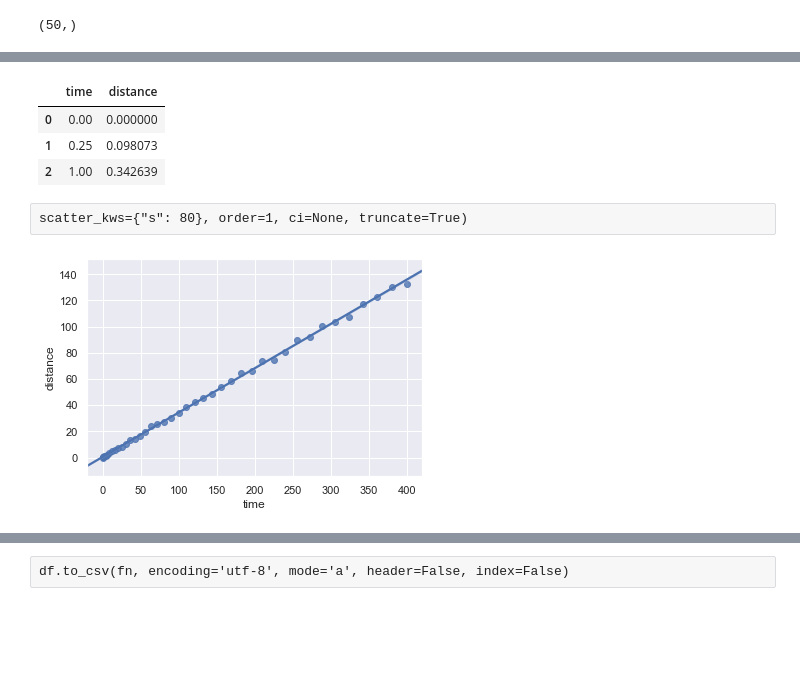
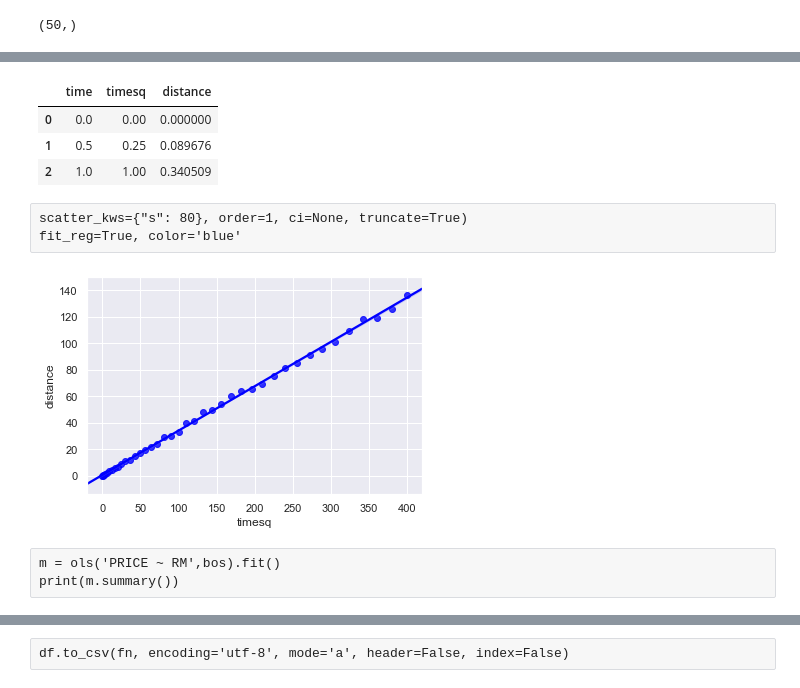
Before and after one commit to mu321/crn, a Jupyter notebook: uniform_acceleration.ipynb, the cells around one changed output, grey strips where cells are left out. Saved outputs shown, nothing was run; the diff lists cells and outputs as text; code cells hidden in the pictures; blank space fills up the shorter version.

```diff
--- a/uniform_acceleration.ipynb
+++ b/uniform_acceleration.ipynb
@@ -45,16 +45,22 @@ plt.show()
 # %%
 t3 = t2.tolist()
-uni_acce = pd.DataFrame({"time":t3, "distance": d1})
+uni_acce = pd.DataFrame({"time":t1,"timesq":t3, "distance": d1})
 uni_acce.head(3)
 # %% [output]
-|  | time | distance |
-| 0 | 0.00 | 0.000000 |
-| 1 | 0.25 | 0.098073 |
-| 2 | 1.00 | 0.342639 |
+|  | time | timesq | distance |
+| 0 | 0.0 | 0.00 | 0.000000 |
+| 1 | 0.5 | 0.25 | 0.089676 |
+| 2 | 1.0 | 1.00 | 0.340509 |
 # %% [raw]
 scatter_kws={"s": 80}, order=1, ci=None, truncate=True)
+fit_reg=True, color='blue'
 # %%
 import seaborn as sns; sns.set(color_codes=True)
-ax = sns.regplot(x="time", y="distance", data=uni_acce, order=1)
+import warnings
+warnings.filterwarnings("ignore")
+ax = sns.regplot(x="timesq", y="distance", data=uni_acce, order=1, color='blue')
 # %% [output]
-[figure, old version]
+[figure, new version]
+# %% [raw]
+m = ols('PRICE ~ RM',bos).fit()
+print(m.summary())
```
Also changed, not shown: parts of 13 cells of this notebook.
